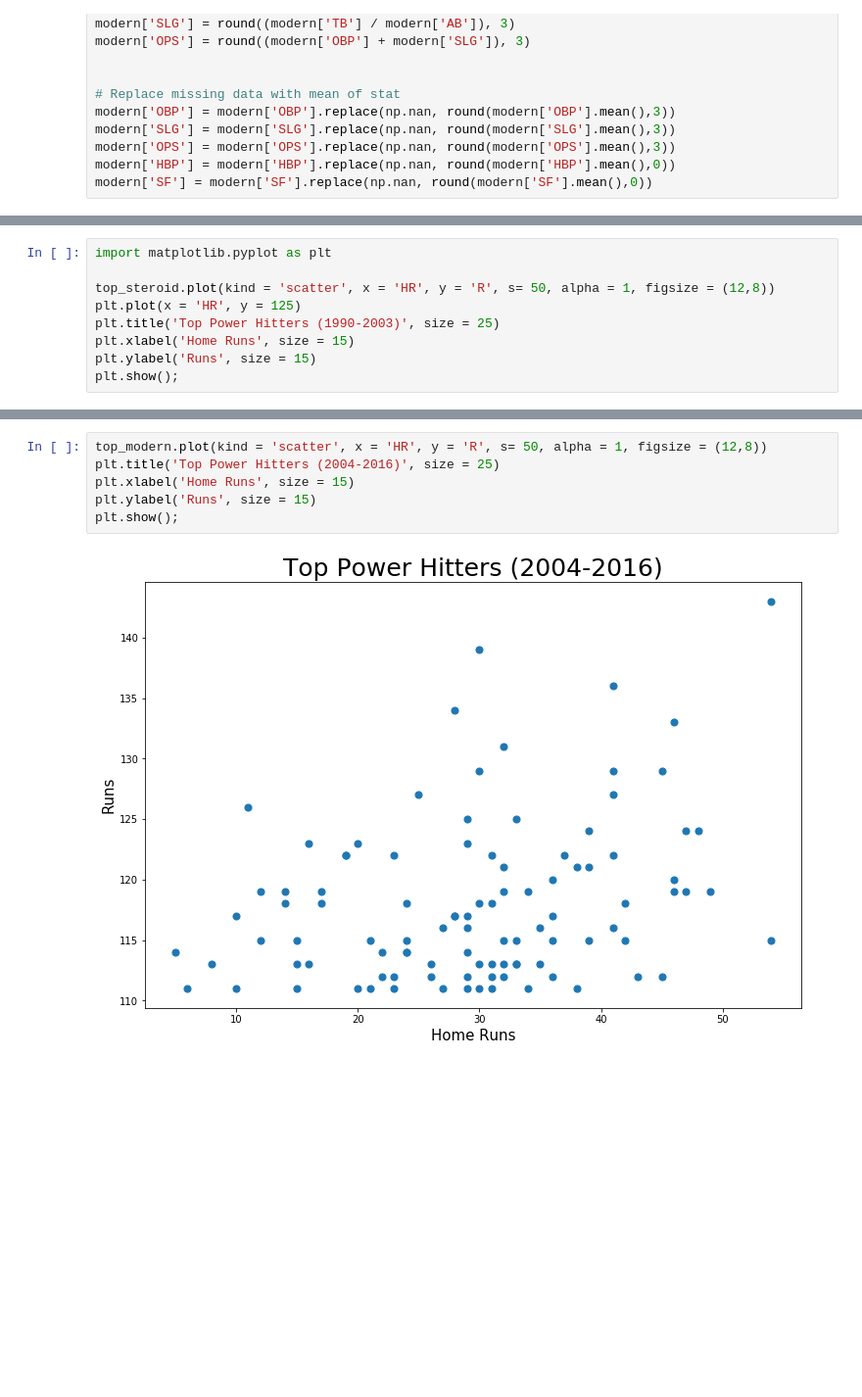
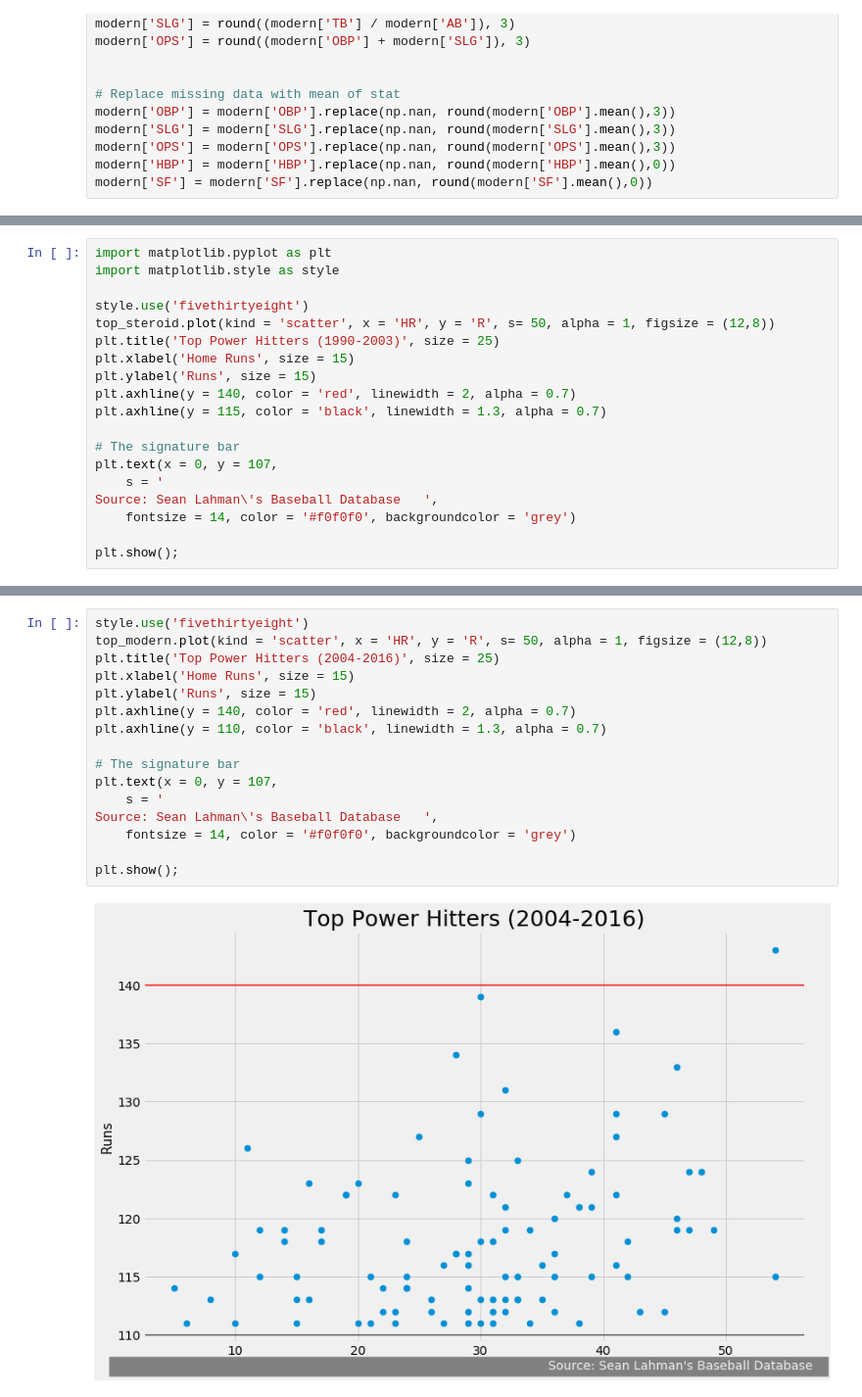
Before and after one commit to osanchez2323/Portfolio, a Jupyter notebook: Baseball Analysis/Baseball Analysis Notebook.ipynb, the cells around one changed output, grey strips where cells are left out. Shown at 98% size. Saved outputs shown, nothing was run; the diff lists cells and outputs as text; blank space fills up the shorter version.

```diff
--- a/Baseball Analysis/Baseball Analysis Notebook.ipynb
+++ b/Baseball Analysis/Baseball Analysis Notebook.ipynb
@@ -201,11 +204,20 @@ Loading BokehJS ...
 [interactive output not drawn]
 # %%
 import matplotlib.pyplot as plt
+import matplotlib.style as style
 
+style.use('fivethirtyeight')
 top_steroid.plot(kind = 'scatter', x = 'HR', y = 'R', s= 50, alpha = 1, figsize = (12,8))
-plt.plot(x = 'HR', y = 125)
 plt.title('Top Power Hitters (1990-2003)', size = 25)
 plt.xlabel('Home Runs', size = 15)
 plt.ylabel('Runs', size = 15)
+plt.axhline(y = 140, color = 'red', linewidth = 2, alpha = 0.7)
+plt.axhline(y = 115, color = 'black', linewidth = 1.3, alpha = 0.7)
+
+# The signature bar
+plt.text(x = 0, y = 107,
+    s = '                                                                                                              Source: Sean Lahman\'s Baseball Database   ',
+    fontsize = 14, color = '#f0f0f0', backgroundcolor = 'grey')
+
 plt.show();
 # %% [output]
@@ -255,10 +268,19 @@ show(plot1);
 [interactive output not drawn]
 [interactive output not drawn]
 # %%
+style.use('fivethirtyeight')
 top_modern.plot(kind = 'scatter', x = 'HR', y = 'R', s= 50, alpha = 1, figsize = (12,8))
 plt.title('Top Power Hitters (2004-2016)', size = 25)
 plt.xlabel('Home Runs', size = 15)
 plt.ylabel('Runs', size = 15)
+plt.axhline(y = 140, color = 'red', linewidth = 2, alpha = 0.7)
+plt.axhline(y = 110, color = 'black', linewidth = 1.3, alpha = 0.7)
+
+# The signature bar
+plt.text(x = 0, y = 107,
+    s = '                                                                                                              Source: Sean Lahman\'s Baseball Database   ',
+    fontsize = 14, color = '#f0f0f0', backgroundcolor = 'grey')
+
 plt.show();
 # %% [output]
-[figure, old version]
+[figure, new version]
```
Also changed, not shown: parts of 9 cells of this notebook.
